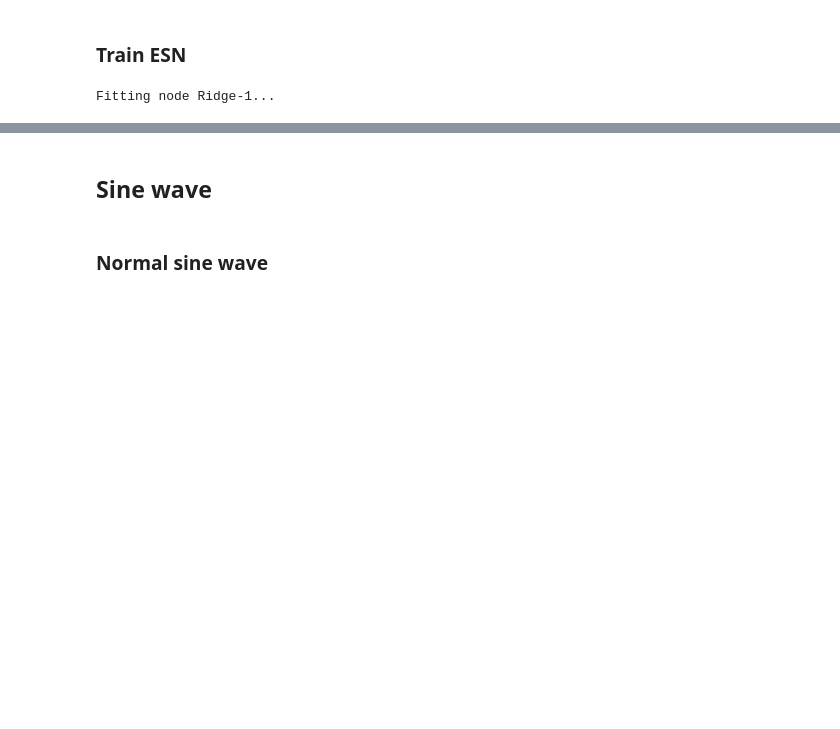
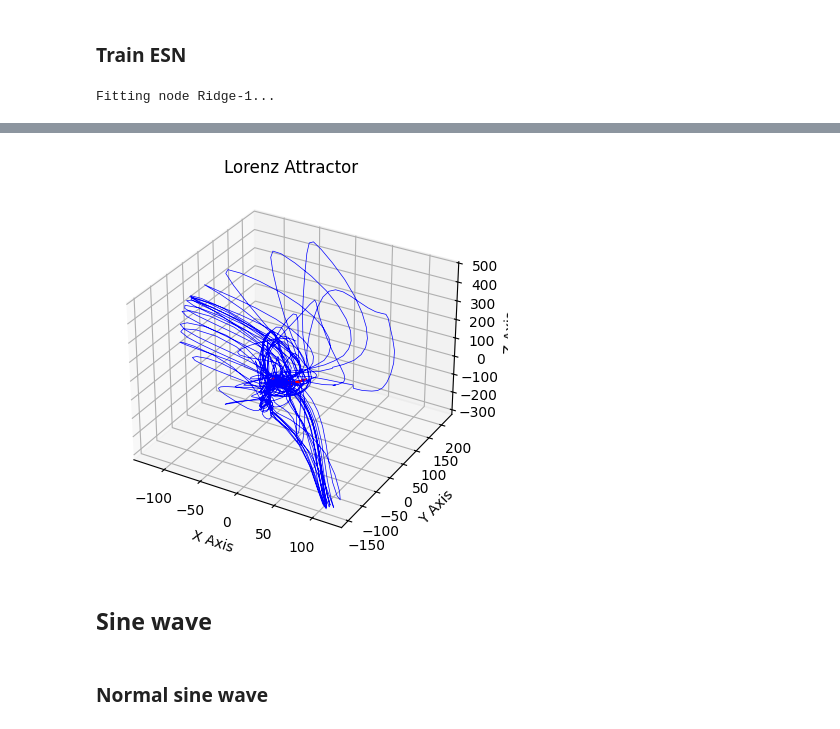
Before and after one commit to Moltas18/CS439-Project, a Jupyter notebook: notebook.ipynb, the cells around one changed output, grey strips where cells are left out. Drawn from its saved outputs; the diff is of its cells as text; code cells hidden in the pictures; blank space fills up the shorter version.

```diff
--- a/notebook.ipynb
+++ b/notebook.ipynb
@@ -58,3 +72,16 @@ plt.show()
+# %%
+ax = plt.figure().add_subplot(projection='3d')
+
+ax.plot(*X[501:].T,label="Real",color="red", lw=0.5)
+ax.plot(*predictions.T,label="ESN",color="blue", lw=0.5)
+ax.set_xlabel("X Axis")
+ax.set_ylabel("Y Axis")
+ax.set_zlabel("Z Axis")
+ax.set_title("Lorenz Attractor")
+
+plt.show()
+# %% [output]
+[figure, added]
 # %% [markdown]
 ## Sine wave ##
 # %%
```
Also changed, not shown: parts of 4 cells of this notebook.
